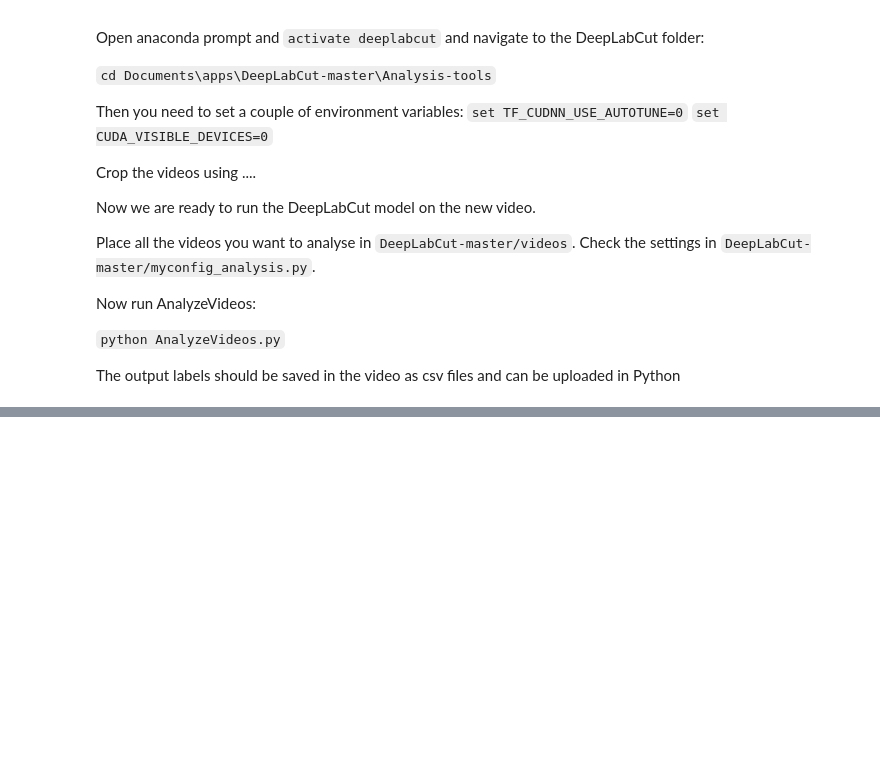
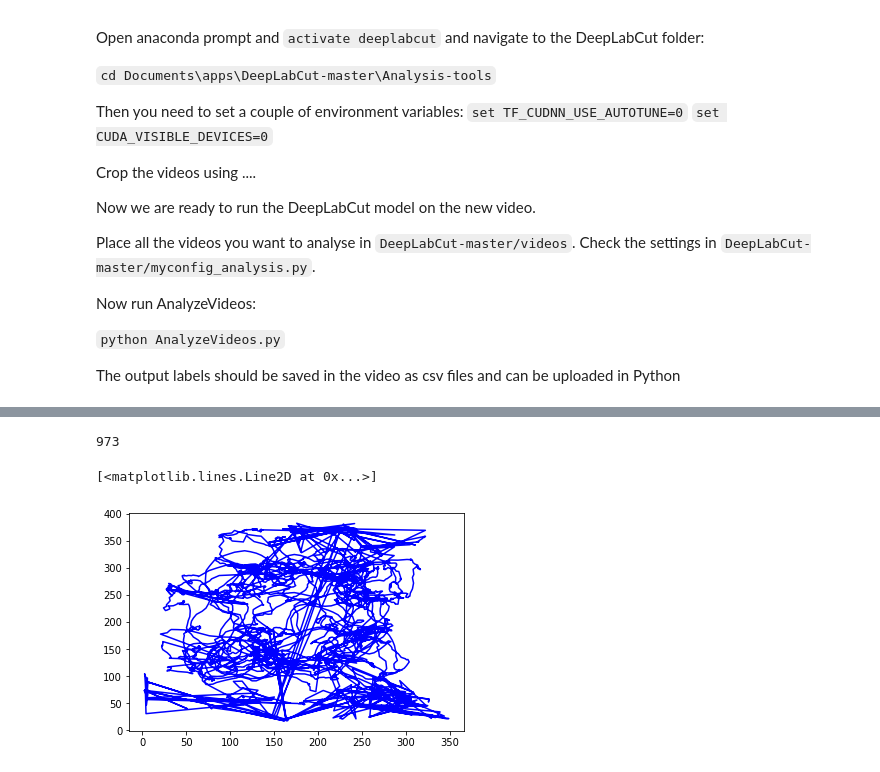
Before and after one commit to caniko/BiKiPy, a Jupyter notebook: DLC example.ipynb, the cells around one changed output, grey strips where cells are left out. Cells and saved outputs as stored; diff of their text form; code cells hidden in the pictures; blank space fills up the shorter version.

```diff
--- a/DLC example.ipynb
+++ b/DLC example.ipynb
@@ -60,5 +86,26 @@ local_file.df
+# %%
+np.sum(np.isnan(local_file.cleaned_df.nose.x))
+# %% [output]
+973
 # %%
 import matplotlib.pylab as plt
 
 
 plt.show()
+# %%
+x_t = local_file.raw_df['tail']['x']
+y_t = local_file.raw_df['tail']['y']
+
+x_n = local_file.raw_df['nose']['x']
+y_n = local_file.raw_df['nose']['y']
+
+x_tc = local_file.cleaned_df['tail']['x']
+y_tc = local_file.cleaned_df['tail']['y']
+
+x_nc = local_file.cleaned_df['nose']['x']
+y_nc = local_file.cleaned_df['nose']['y']
+# %%
+plt.plot(x_t, y_t, 'b')
+# %% [output]
+[<matplotlib.lines.Line2D at 0x...>]
+[figure, added]
```
Also changed, not shown: parts of 15 cells of this notebook, 1 other file.
